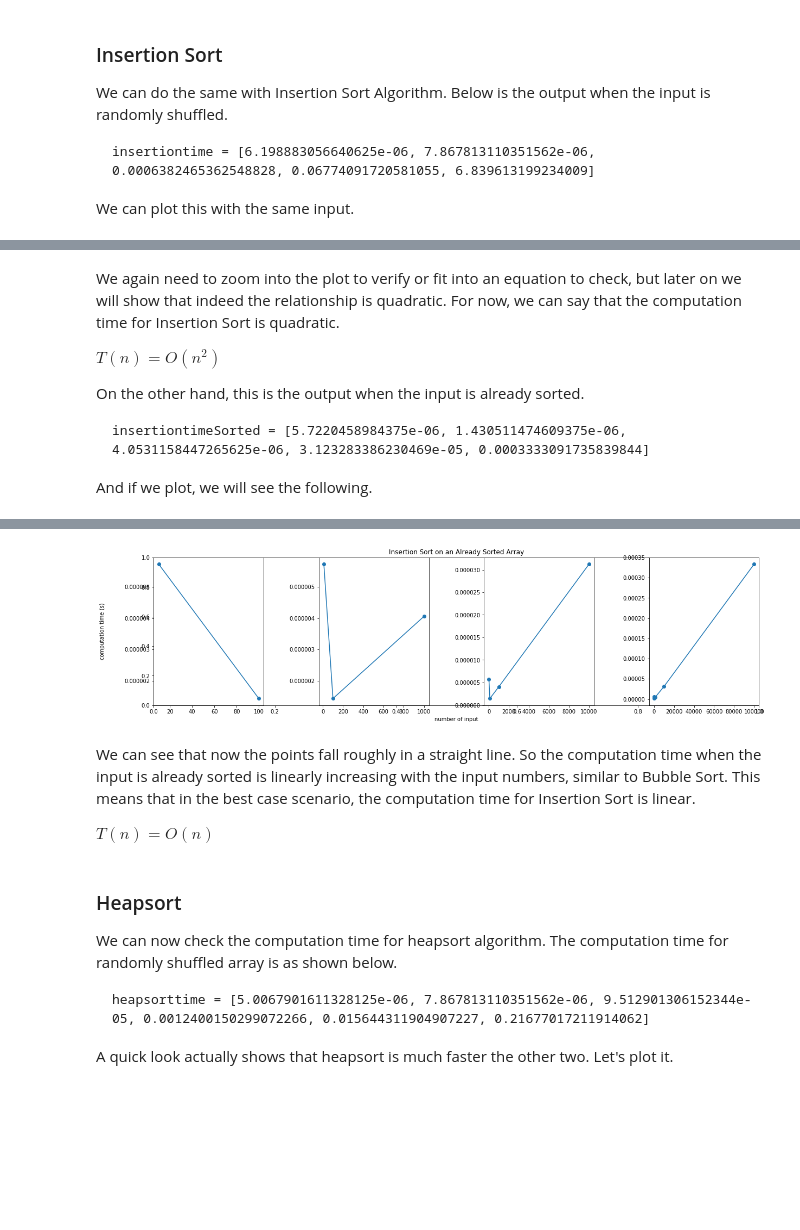
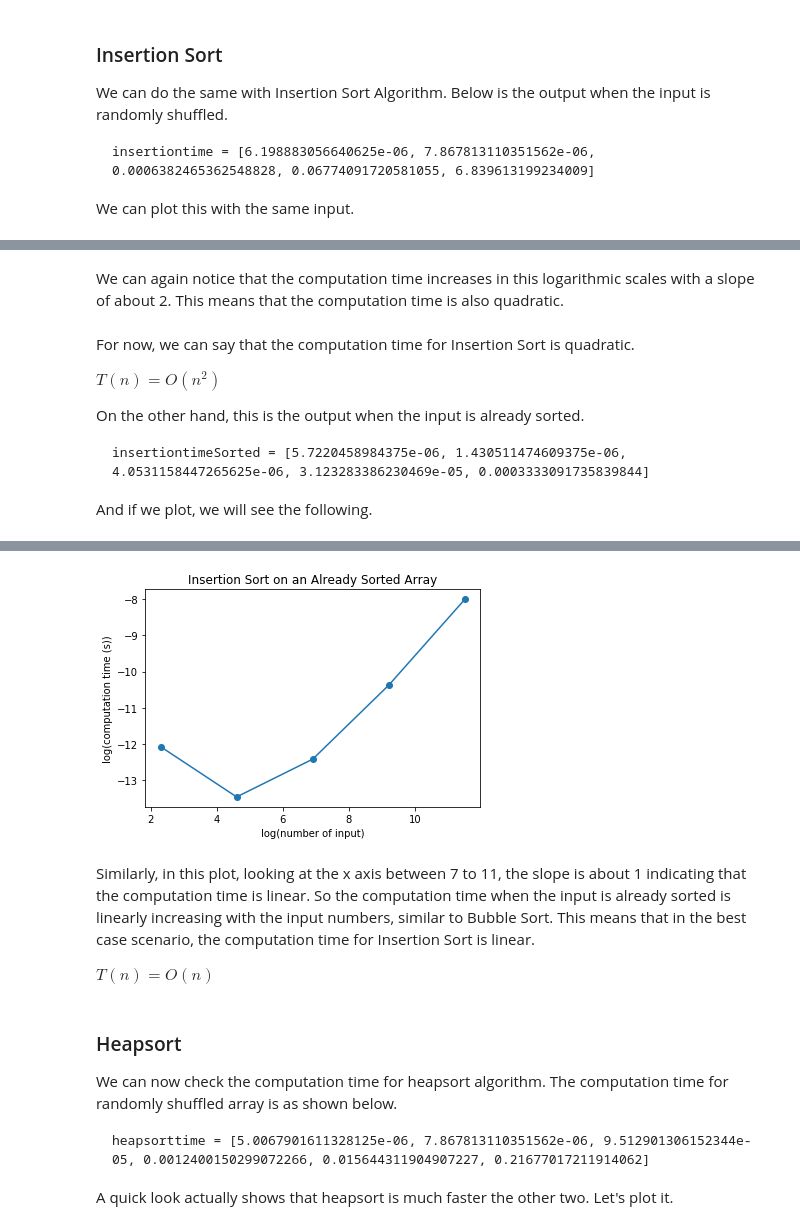
Before and after one commit to Data-Driven-World/d2w_ml_notes, a Jupyter notebook: ComputationTime.ipynb, the cells around one changed output, grey strips where cells are left out. Cells and saved outputs as stored; diff of their text form; code cells hidden in the pictures; blank space fills up the shorter version.

```diff
--- a/ComputationTime.ipynb
+++ b/ComputationTime.ipynb
@@ -317,5 +251,7 @@ Adding an axes using the same arguments as a previous axes currently reuses the
+# %% [markdown]
+We can again notice that the computation time increases in this logarithmic scales with a slope of about 2. This means that the computation time is also quadratic.
 # %% [markdown]
-We again need to zoom into the plot to verify or fit into an equation to check, but later on we will show that indeed the relationship is quadratic. For now, we can say that the computation time for Insertion Sort is quadratic.
+For now, we can say that the computation time for Insertion Sort is quadratic.
 
 $T(n) = O(n^2)$
 
@@ -330,18 +266,8 @@ And if we plot, we will see the following.
 nelements = [10, 100, 1000, 10000, 100000]
 insertiontimeSorted = [5.7220458984375e-06, 1.430511474609375e-06, 4.0531158447265625e-06, 3.123283386230469e-05, 0.0003333091735839844]
 
-fig = plt.figure(figsize=(20,5))
 plt.title("Insertion Sort on an Already Sorted Array")
-ax = fig.add_subplot(1,1,1)
-ax.set_xlabel("number of input")
-ax.set_ylabel("computation time (s)")
-ax.yaxis.set_label_coords(-0.08,0.5)
-
-for i in range(1,len(nelements)):
-  subfig = fig.add_subplot(1,len(nelements)-1,i)
-  subfig.plot(nelements[:i+1], insertiontimeSorted[:i+1], '-o')
-
-fig.subplots_adjust(wspace=0.5)
-
-fig.show()
+plt.xlabel("log(number of input)")
+plt.ylabel("log(computation time (s))")
+plt.plot(np.log(nelements), np.log(insertiontimeSorted),'o-')
 # %% [output]
@@ -350,6 +275,6 @@ Adding an axes using the same arguments as a previous axes currently reuses the
-[figure, old version]
+[figure, new version]
 # %% [markdown]
-We can see that now the points fall roughly in a straight line. So the computation time when the input is already sorted is linearly increasing with the input numbers, similar to Bubble Sort. This means that in the best case scenario, the computation time for Insertion Sort is linear.
+Similarly, in this plot, looking at the x axis between 7 to 11, the slope is about 1 indicating that the computation time is linear. So the computation time when the input is already sorted is linearly increasing with the input numbers, similar to Bubble Sort. This means that in the best case scenario, the computation time for Insertion Sort is linear.
 
 $T(n) = O(n)$
 # %% [markdown]
```
Also changed, not shown: parts of 18 cells of this notebook.
